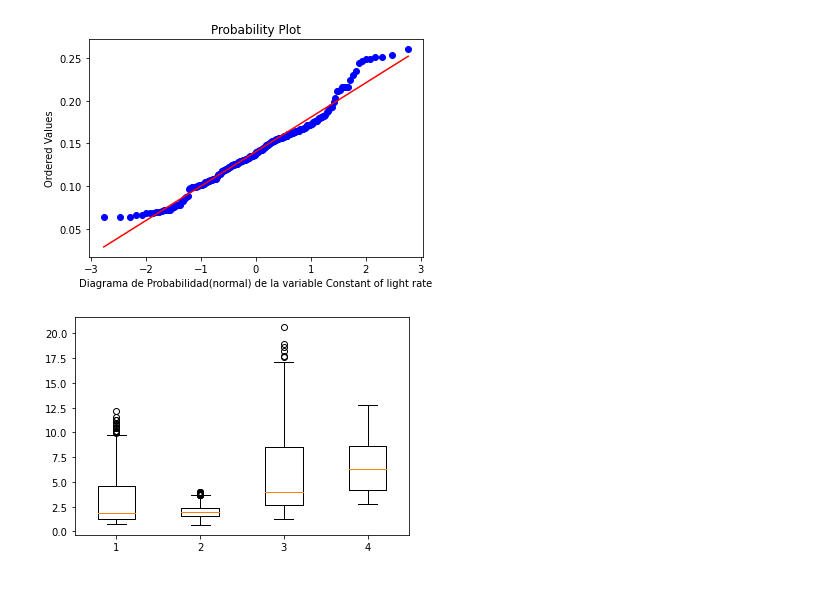
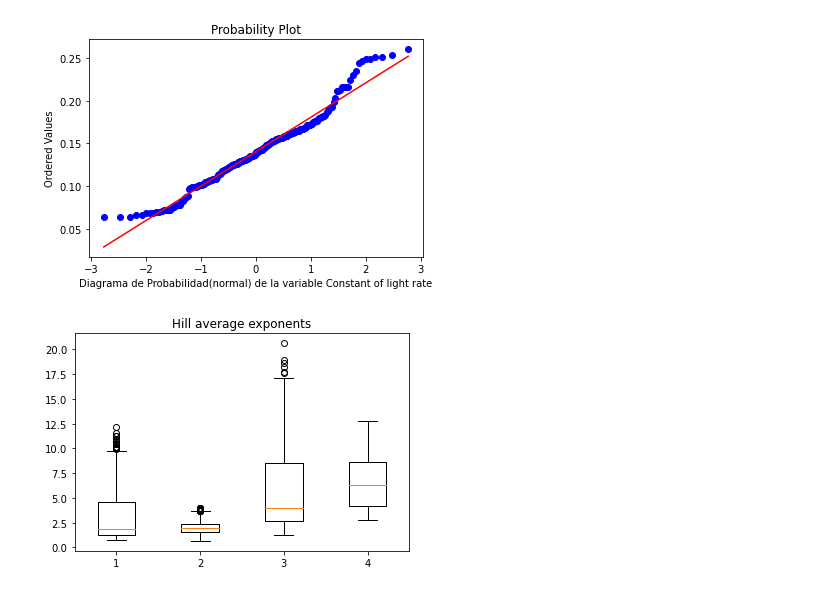
Before and after one commit to SysEvo/Circadian_clock_Neurospora, a Jupyter notebook: Data_analisys.ipynb, the cells around one changed output. Drawn from its saved outputs; the diff is of its cells as text; code cells hidden in the pictures.

```diff
--- a/Data_analisys.ipynb
+++ b/Data_analisys.ipynb
@@ -95,6 +97,8 @@ for n in resultA["Hill exponents"]:
 nH = nH[1:]
 # %%
 plt.boxplot(nH)
+plt.title("Hill average exponents")
+plt.savefig("Result/Hillexp_u0.03_M1.1_st600_N1000_v0.2_LD0_alg0_0.jpg")
 plt.show()
 # %% [output]
-[figure, old version]
+[figure, new version]
```
Also changed, not shown: parts of 5 cells of this notebook, 5 other files.
